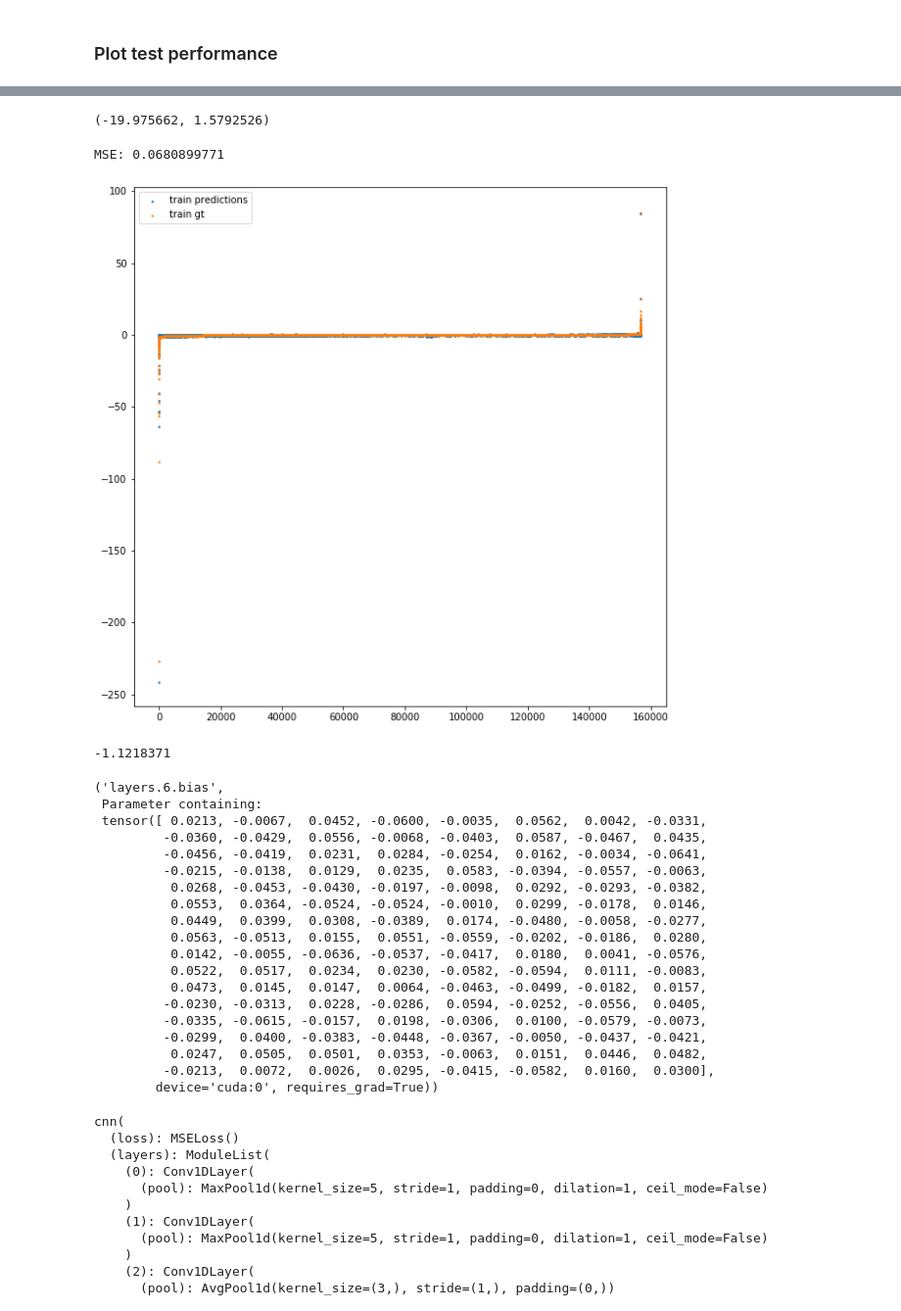
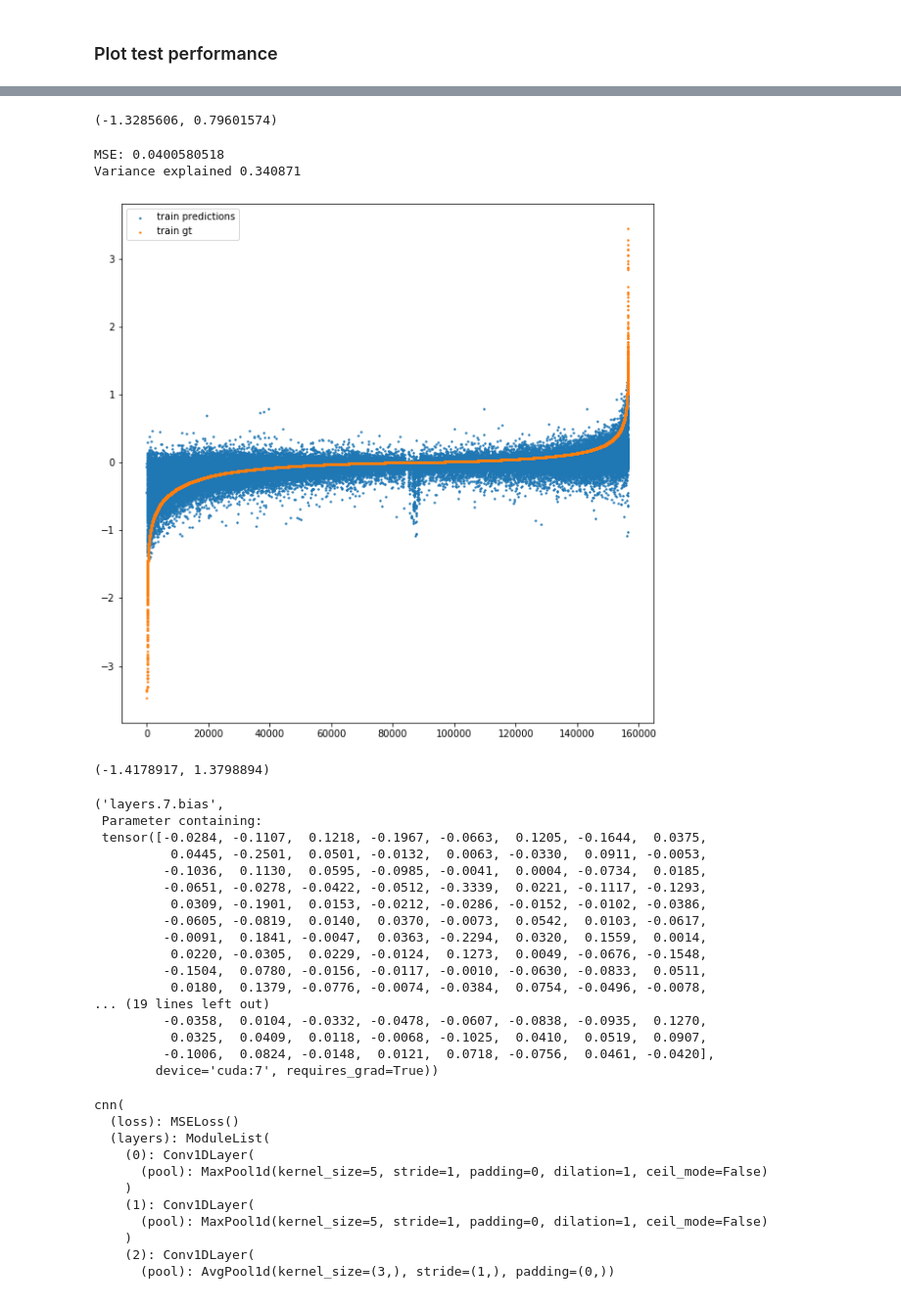
Before and after one commit to YoungseogChung/NNKit, a Jupyter notebook: notebooks/plot_test_predictions.ipynb, the cells around one changed output, grey strips where cells are left out. Shown at 98% size. Saved outputs shown, nothing was run; the diff lists cells and outputs as text; code cells hidden in the pictures.

```diff
--- a/notebooks/plot_test_predictions.ipynb
+++ b/notebooks/plot_test_predictions.ipynb
@@ -18,11 +21,11 @@ from run import load_model
 ## Set options
 # %%
 # runid = 'fc_delta_full_pinj'
-runid = 'cnn_delta_full_pinj'
+runid = 'cnn_delta_full_pinj_clean'
 
-dataset = 'cnn_delta_full_pinj'
+dataset = 'cnn_delta_full_pinj_clean'
 
-ep = 730
+ep = 180
 plot_train = True
 device = 'cuda:7'
 train_batch = 1024
@@ -205,52 +183,53 @@ MSE: 0.222218
 # %%
 test_preds.min(), test_preds.max()
 # %% [output]
-(-19.975662, 1.5792526)
+(-1.3285606, 0.79601574)
 # %%
 plt.scatter(np.arange(num_train), sorted_train_preds, label='train predictions', s=2)
 plt.scatter(np.arange(num_train), sorted_train_y, label='train gt', s=2)
 curr_MSE = np.mean((sorted_train_preds - sorted_train_y)**2)
 print('MSE: {0:.10f}'.format(curr_MSE))
+curr_var_exp = var_exp(sorted_train_y, sorted_train_preds)
+print('Variance explained {0:.6f}'.format(curr_var_exp))
 plt.legend()
 fig = plt.gcf()
 fig.set_size_inches(10,10)
 
 # # first 100
 # plt.xlim(0,100)
 # last 100
 # plt.xlim(num_train-100, num_train)
 # plt.ylim(-1.2, 1.2)
 
 plt.show()
 # %% [output]
-MSE: 0.0680899771
+MSE: 0.0400580518
+Variance explained 0.340871
-[figure, old version]
+[figure, new version]
 # %%
-sorted_train_preds.min()
+sorted_train_preds.min(), sorted_train_preds.max()
 # %% [output]
--1.1218371
+(-1.4178917, 1.3798894)
 # %%
 list(test_model.named_parameters())[-5]
 # %% [output]
-('layers.6.bias',
+('layers.7.bias',
  Parameter containing:
- tensor([ 0.0213, -0.0067,  0.0452, -0.0600, -0.0035,  0.0562,  0.0042, -0.0331,
-         -0.0360, -0.0429,  0.0556, -0.0068, -0.0403,  0.0587, -0.0467,  0.0435,
-         -0.0456, -0.0419,  0.0231,  0.0284, -0.0254,  0.0162, -0.0034, -0.0641,
-         -0.0215, -0.0138,  0.0129,  0.0235,  0.0583, -0.0394, -0.0557, -0.0063,
-          0.0268, -0.0453, -0.0430, -0.0197, -0.0098,  0.0292, -0.0293, -0.0382,
-          0.0553,  0.0364, -0.0524, -0.0524, -0.0010,  0.0299, -0.0178,  0.0146,
-          0.0449,  0.0399,  0.0308, -0.0389,  0.0174, -0.0480, -0.0058, -0.0277,
-          0.0563, -0.0513,  0.0155,  0.0551, -0.0559, -0.0202, -0.0186,  0.0280,
-          0.0142, -0.0055, -0.0636, -0.0537, -0.0417,  0.0180,  0.0041, -0.0576,
-          0.0522,  0.0517,  0.0234,  0.0230, -0.0582, -0.0594,  0.0111, -0.0083,
-          0.0473,  0.0145,  0.0147,  0.0064, -0.0463, -0.0499, -0.0182,  0.0157,
-         -0.0230, -0.0313,  0.0228, -0.0286,  0.0594, -0.0252, -0.0556,  0.0405,
-         -0.0335, -0.0615, -0.0157,  0.0198, -0.0306,  0.0100, -0.0579, -0.0073,
-         -0.0299,  0.0400, -0.0383, -0.0448, -0.0367, -0.0050, -0.0437, -0.0421,
-          0.0247,  0.0505,  0.0501,  0.0353, -0.0063,  0.0151,  0.0446,  0.0482,
-         -0.0213,  0.0072,  0.0026,  0.0295, -0.0415, -0.0582,  0.0160,  0.0300],
-        device='cuda:0', requires_grad=True))
+ tensor([-0.0284, -0.1107,  0.1218, -0.1967, -0.0663,  0.1205, -0.1644,  0.0375,
+          0.0445, -0.2501,  0.0501, -0.0132,  0.0063, -0.0330,  0.0911, -0.0053,
+         -0.1036,  0.1130,  0.0595, -0.0985, -0.0041,  0.0004, -0.0734,  0.0185,
+         -0.0651, -0.0278, -0.0422, -0.0512, -0.3339,  0.0221, -0.1117, -0.1293,
+          0.0309, -0.1901,  0.0153, -0.0212, -0.0286, -0.0152, -0.0102, -0.0386,
+         -0.0605, -0.0819,  0.0140,  0.0370, -0.0073,  0.0542,  0.0103, -0.0617,
+         -0.0091,  0.1841, -0.0047,  0.0363, -0.2294,  0.0320,  0.1559,  0.0014,
+          0.0220, -0.0305,  0.0229, -0.0124,  0.1273,  0.0049, -0.0676, -0.1548,
+         -0.1504,  0.0780, -0.0156, -0.0117, -0.0010, -0.0630, -0.0833,  0.0511,
+          0.0180,  0.1379, -0.0776, -0.0074, -0.0384,  0.0754, -0.0496, -0.0078,
+... (19 lines left out)
+         -0.0358,  0.0104, -0.0332, -0.0478, -0.0607, -0.0838, -0.0935,  0.1270,
+          0.0325,  0.0409,  0.0118, -0.0068, -0.1025,  0.0410,  0.0519,  0.0907,
+         -0.1006,  0.0824, -0.0148,  0.0121,  0.0718, -0.0756,  0.0461, -0.0420],
+        device='cuda:7', requires_grad=True))
 # %%
 test_model
 # %% [output]
```
Also changed, not shown: parts of 13 cells of this notebook, 5 other files.
